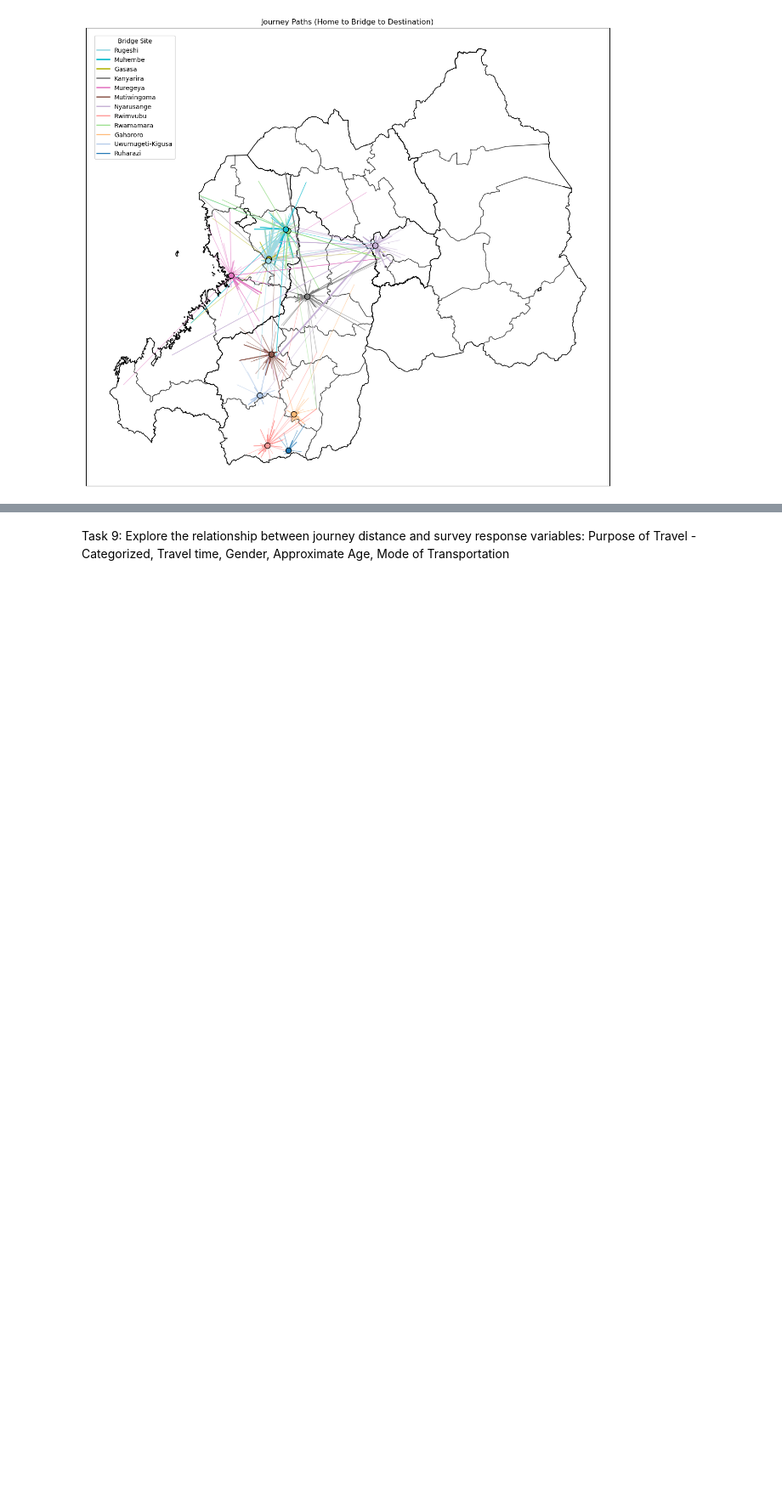
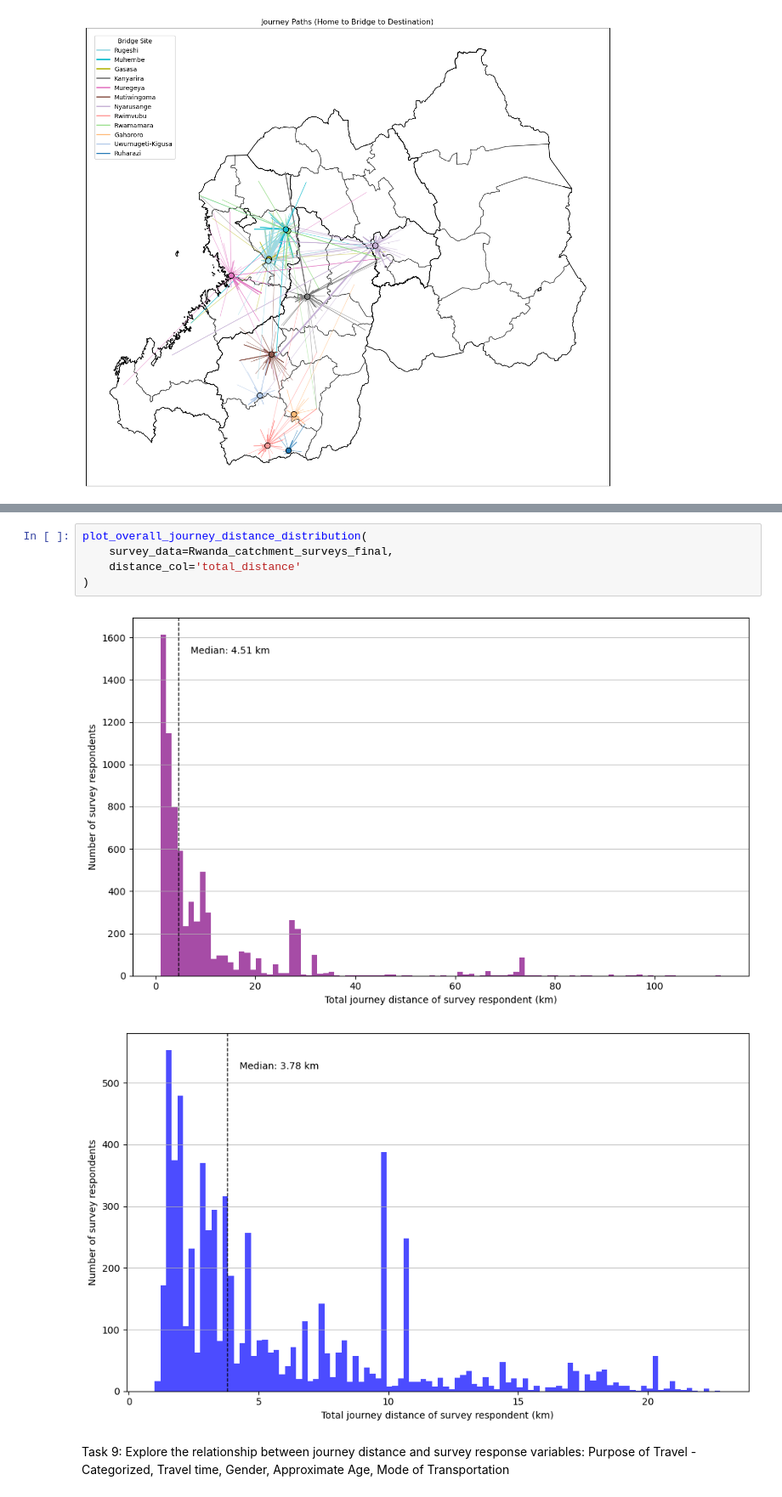
Before and after one commit to bridgestoprosperity/general-data, a Jupyter notebook: notebooks/catchment-analysis/admin-3-4-matching.ipynb, the cells around one changed output, grey strips where cells are left out. Shown at 85% size. Drawn from its saved outputs; the diff is of its cells as text; blank space fills up the shorter version.

```diff
--- a/notebooks/catchment-analysis/admin-3-4-matching.ipynb
+++ b/notebooks/catchment-analysis/admin-3-4-matching.ipynb
@@ -787,3 +1001,11 @@ plot_journey_paths_weighted(
+# %%
+plot_overall_journey_distance_distribution(
+    survey_data=Rwanda_catchment_surveys_final,
+    distance_col='total_distance'
+)
+# %% [output]
+[figure, added]
+[figure, added]
 # %% [markdown]
 Task 9: Explore the relationship between journey distance and survey response variables: Purpose of Travel - Categorized, Travel time, Gender, Approximate Age, Mode of Transportation
 # %%
```
Also changed, not shown: parts of 5 cells of this notebook.
